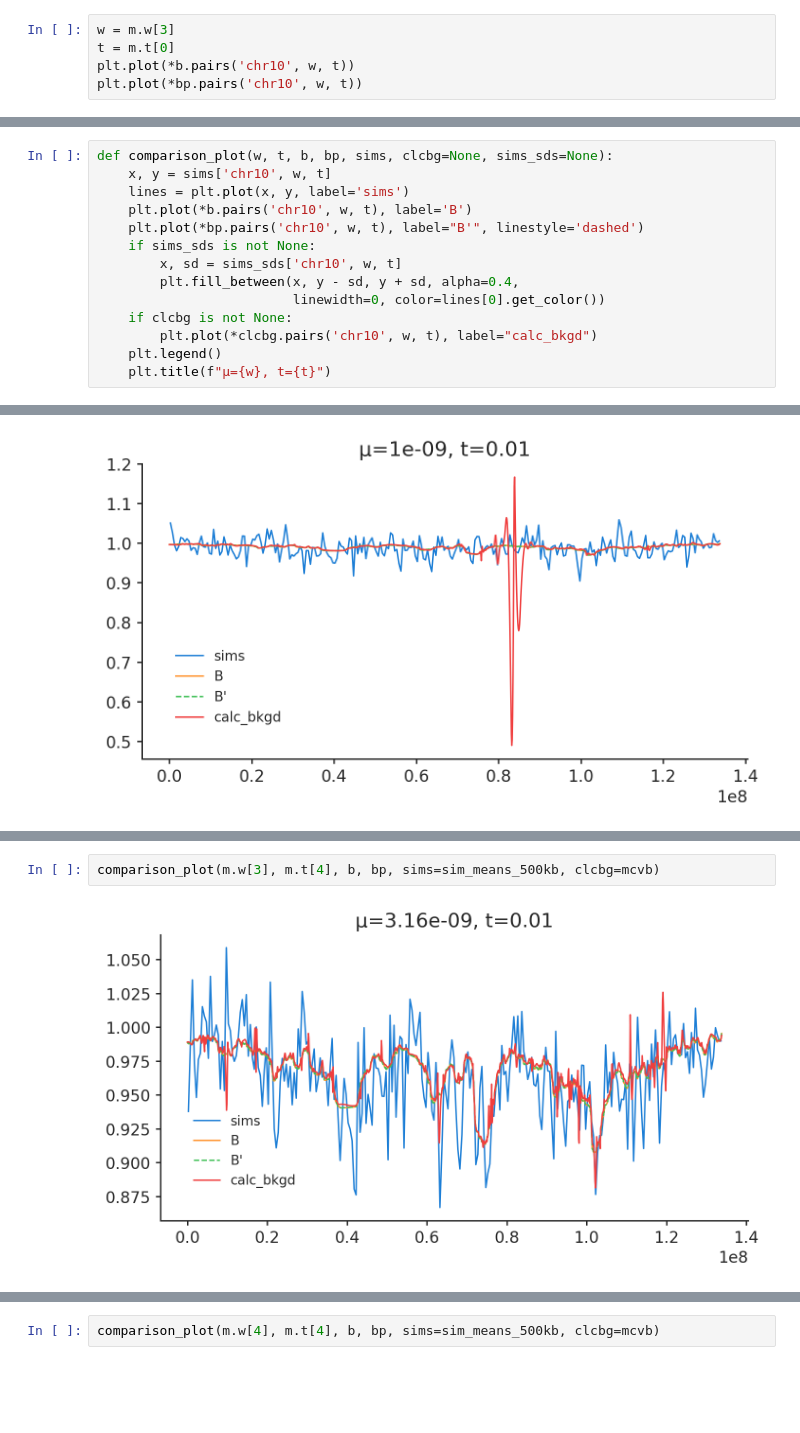
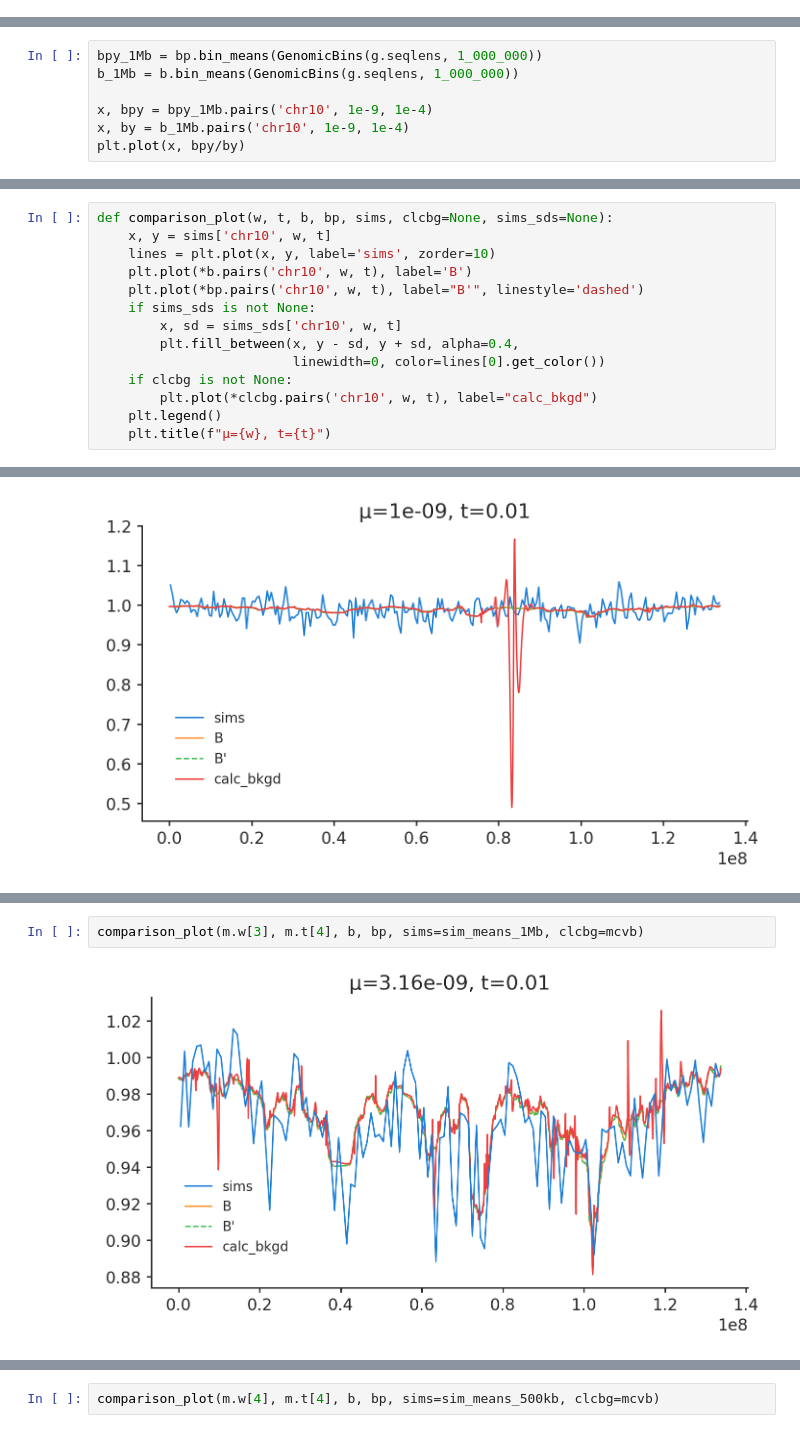
Before and after one commit to vsbuffalo/bprime, a Jupyter notebook: notebooks/bmap_comparisons.ipynb, the cells around one changed output, grey strips where cells are left out. Drawn from its saved outputs; the diff is of its cells as text; blank space fills up the shorter version.

```diff
--- a/notebooks/bmap_comparisons.ipynb
+++ b/notebooks/bmap_comparisons.ipynb
@@ -82,5 +72,0 @@ m.w, m.t
-# %%
-w = m.w[3]
-t = m.t[0]
-plt.plot(*b.pairs('chr10', w, t))
-plt.plot(*bp.pairs('chr10', w, t))
@@ -141,0 +146,7 @@ sim_sd_1Mb = sims_means.bin_means(GenomicBins(g.seqlens, 1_000_000))
+# %%
+bpy_1Mb = bp.bin_means(GenomicBins(g.seqlens, 1_000_000))
+b_1Mb = b.bin_means(GenomicBins(g.seqlens, 1_000_000))
+
+x, bpy = bpy_1Mb.pairs('chr10', 1e-9, 1e-4)
+x, by = b_1Mb.pairs('chr10', 1e-9, 1e-4)
+plt.plot(x, bpy/by)
@@ -142,7 +179,7 @@ sim_sd_1Mb = sims_means.bin_means(GenomicBins(g.seqlens, 1_000_000))
 # %%
 def comparison_plot(w, t, b, bp, sims, clcbg=None, sims_sds=None):
     x, y = sims['chr10', w, t]
-    lines = plt.plot(x, y, label='sims')
+    lines = plt.plot(x, y, label='sims', zorder=10)
     plt.plot(*b.pairs('chr10', w, t), label='B')
     plt.plot(*bp.pairs('chr10', w, t), label="B'", linestyle='dashed')
     if sims_sds is not None:
@@ -178,5 +215,5 @@ comparison_plot(m.w[2], m.t[4], b, bp, sims=sim_means_500kb, clcbg=mcvb)
 # %%
-comparison_plot(m.w[3], m.t[4], b, bp, sims=sim_means_500kb, clcbg=mcvb)
+comparison_plot(m.w[3], m.t[4], b, bp, sims=sim_means_1Mb, clcbg=mcvb)
 # %% [output]
-[figure, old version]
+[figure, new version]
 # %%
```
Also changed, not shown: parts of 27 cells of this notebook, 9 other files.
